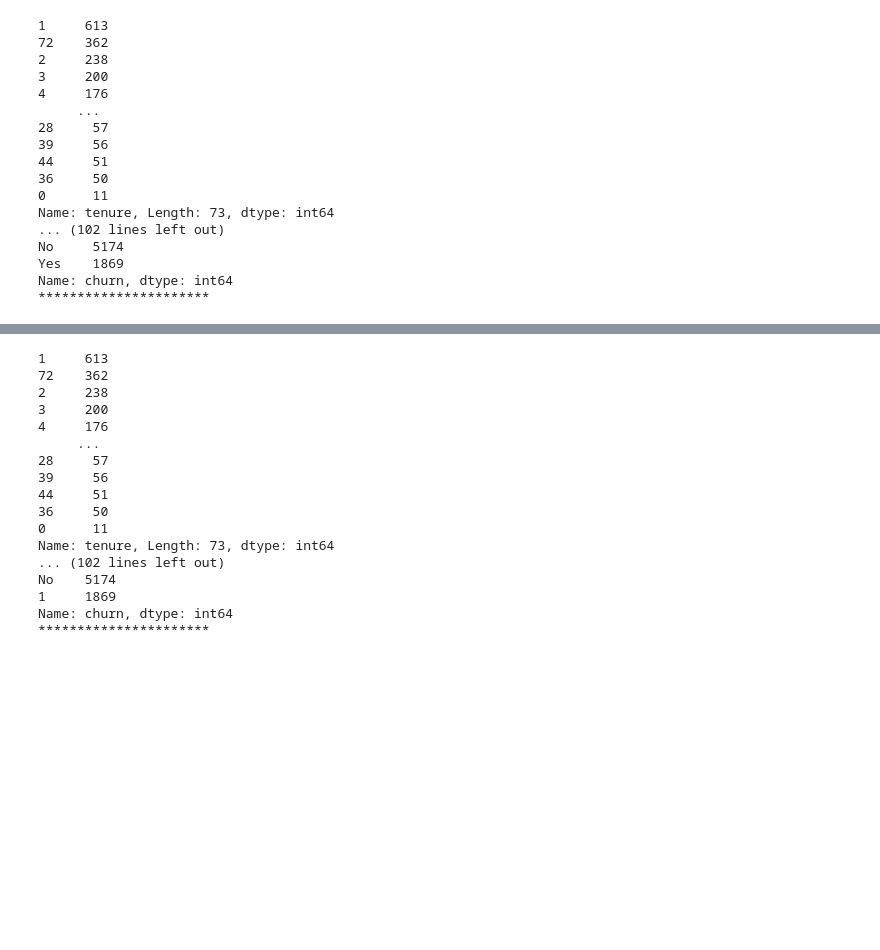
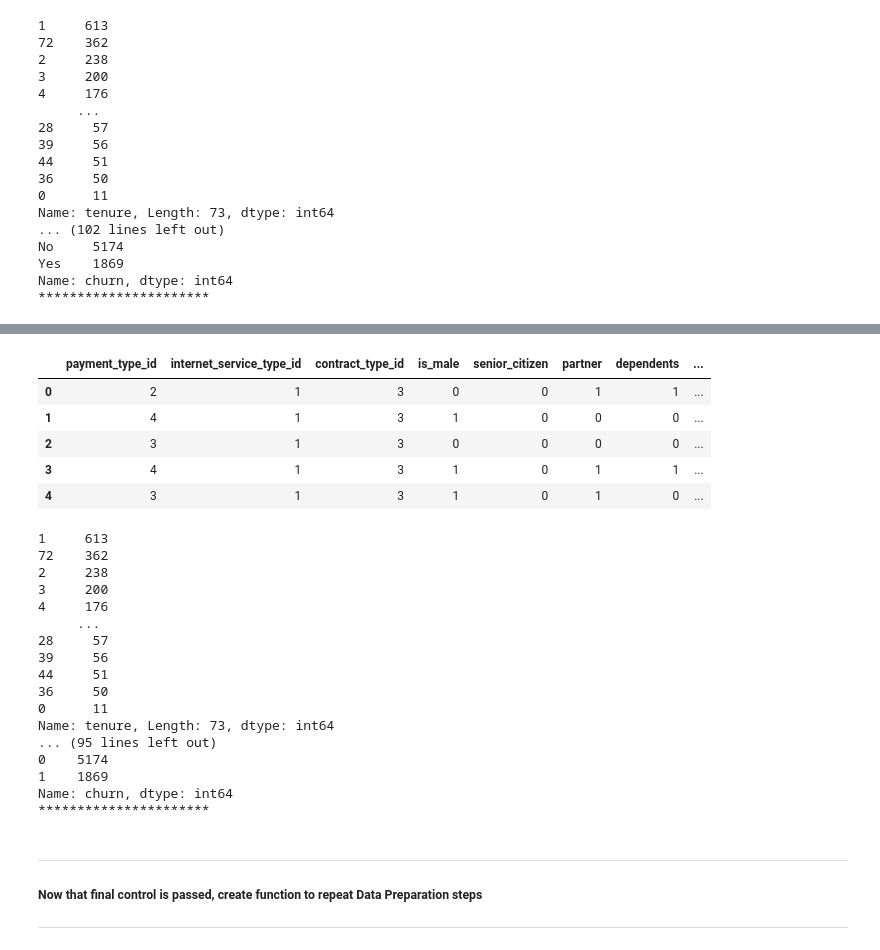
Before and after one commit to albertopuentes/Classification-Project---To-Churn-or-Not-To-Churn, a Jupyter notebook: classification_project.ipynb, the cells around one changed output, grey strips where cells are left out. Drawn from its saved outputs; the diff is of its cells as text; code cells hidden in the pictures; blank space fills up the shorter version.

Commit message:
Classification Project - Data Preparation complete

```diff
--- a/classification_project.ipynb
+++ b/classification_project.ipynb
@@ -206,4 +207,4 @@ Name: churn, dtype: int64
 **********************
 # %%
 # Replace Yes/No entries with 1/0 across entire df
-prep_df = prep_df.replace({'Yes':1, '*No*':0})
+prep_df = prep_df.replace({'Yes':1, 'No':0})
@@ -209,0 +235,9 @@ prep_df = prep_df.replace({'Yes':1, '*No*':0})
+# %%
+# Assumptive Manipulation: conversion of non-service to a 'No'
+prep_df = prep_df.replace({'No internet service':0, 'No phone service':0})
+
+# check update via value counts
+columns = ['tenure', 'monthly_charges', 'payment_type_id', 'internet_service_type_id', 'contract_type_id', 'senior_citizen', 'gender', 'partner', 'dependents', 'phone_service', 'multiple_lines', 'online_security', 'online_backup', 'device_protection', 'tech_support', 'streaming_tv', 'streaming_movies', 'paperless_billing', 'total_charges', 'churn']
+for col in columns:
+    print(prep_df[col].value_counts())
+    print('**********************')
@@ -210,6 +262,23 @@ prep_df = prep_df.replace({'Yes':1, '*No*':0})
+# %%
+# Final data prep steps:
+# convert the gender column to is_male and male/female strings to 1/0 values
+prep_df = prep_df.rename(columns={'gender': 'is_male'})
+
+# replace male/female with 1/0
+prep_df = prep_df.replace({'Male':1, 'Female':0})
+
+# Check
+prep_df.head()
+# %% [output]
+|  | payment_type_id | internet_service_type_id | contract_type_id | is_male | senior_citizen | partner | dependents | ... |
+| 0 | 2 | 1 | 3 | 0 | 0 | 1 | 1 | ... |
+| 1 | 4 | 1 | 3 | 1 | 0 | 0 | 0 | ... |
+| 2 | 3 | 1 | 3 | 0 | 0 | 0 | 0 | ... |
+| 3 | 4 | 1 | 3 | 1 | 0 | 1 | 1 | ... |
+| 4 | 3 | 1 | 3 | 1 | 0 | 1 | 0 | ... |
 # %%
-#
-columns = ['tenure', 'monthly_charges', 'payment_type_id', 'internet_service_type_id', 'contract_type_id', 'senior_citizen', 'gender', 'partner', 'dependents', 'phone_service', 'multiple_lines', 'online_security', 'online_backup', 'device_protection', 'tech_support', 'streaming_tv', 'streaming_movies', 'paperless_billing', 'total_charges', 'churn']
+# final control check
+columns = ['tenure', 'monthly_charges', 'payment_type_id', 'internet_service_type_id', 'contract_type_id', 'senior_citizen', 'is_male', 'partner', 'dependents', 'phone_service', 'multiple_lines', 'online_security', 'online_backup', 'device_protection', 'tech_support', 'streaming_tv', 'streaming_movies', 'paperless_billing', 'total_charges', 'churn']
 for col in columns:
     print(prep_df[col].value_counts())
     print('**********************')
@@ -226,8 +295,12 @@ for col in columns:
 36     50
 0      11
 Name: tenure, Length: 73, dtype: int64
-... (102 lines left out)
-No    5174
-1     1869
+... (95 lines left out)
+0    5174
+1    1869
 Name: churn, dtype: int64
 **********************
+# %% [markdown]
+***
+##### Now that final control is passed, create function to repeat Data Preparation steps
+***
```
Also changed, not shown: parts of 5 cells of this notebook.
